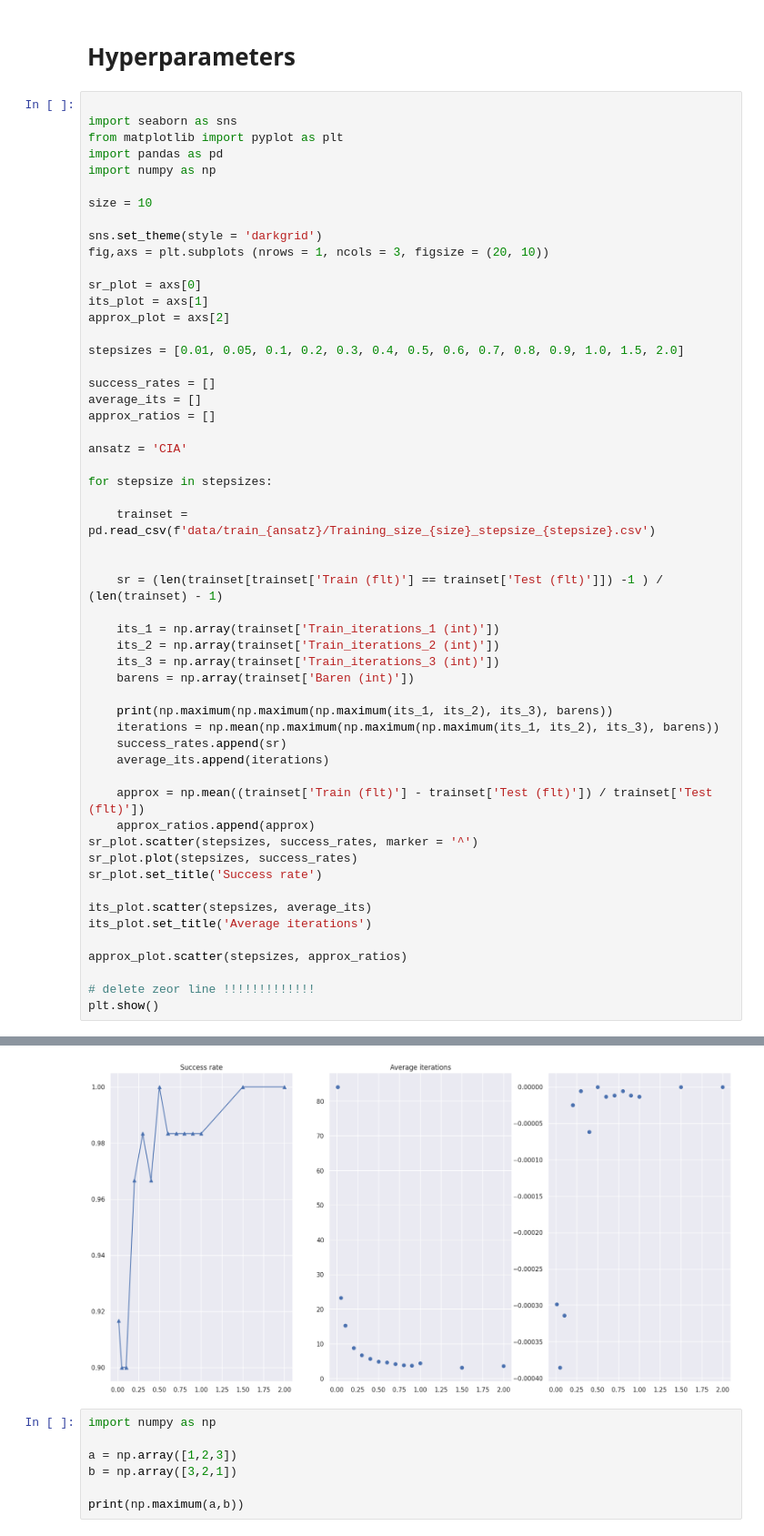
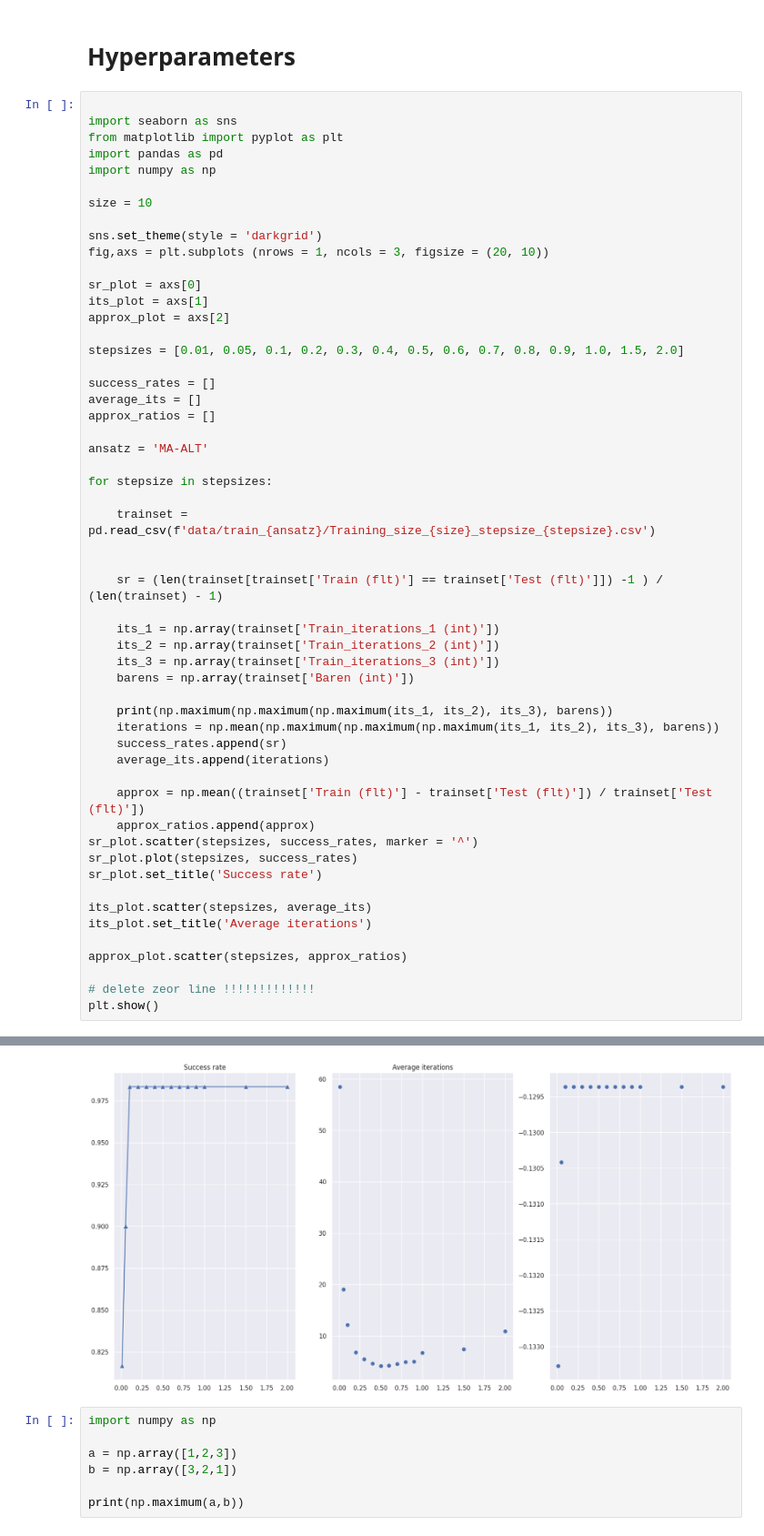
Before and after one commit to boz0nchik/QAOA, a Jupyter notebook: hyper_analyze.ipynb, the cells around one changed output, grey strips where cells are left out. Shown at 91% size. Drawn from its saved outputs; the diff is of its cells as text.

```diff
--- a/hyper_analyze.ipynb
+++ b/hyper_analyze.ipynb
@@ -22,7 +22,7 @@ success_rates = []
 average_its = []
 approx_ratios = []
 
-ansatz = 'CIA'
+ansatz = 'MA-ALT'
 
 for stepsize in stepsizes:
 
@@ -75,4 +75,4 @@ plt.show()
-[figure, old version]
+[figure, new version]
 # %%
 import numpy as np
 
```
Also changed, not shown: parts of 1 cell of this notebook, 2 other files.
